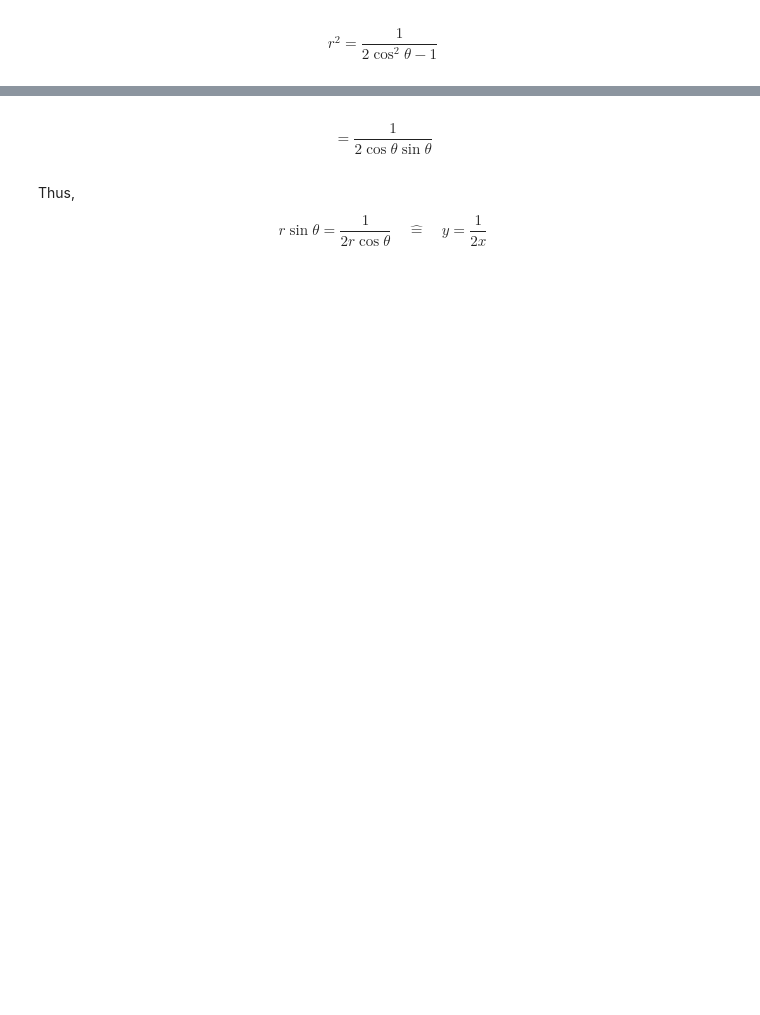
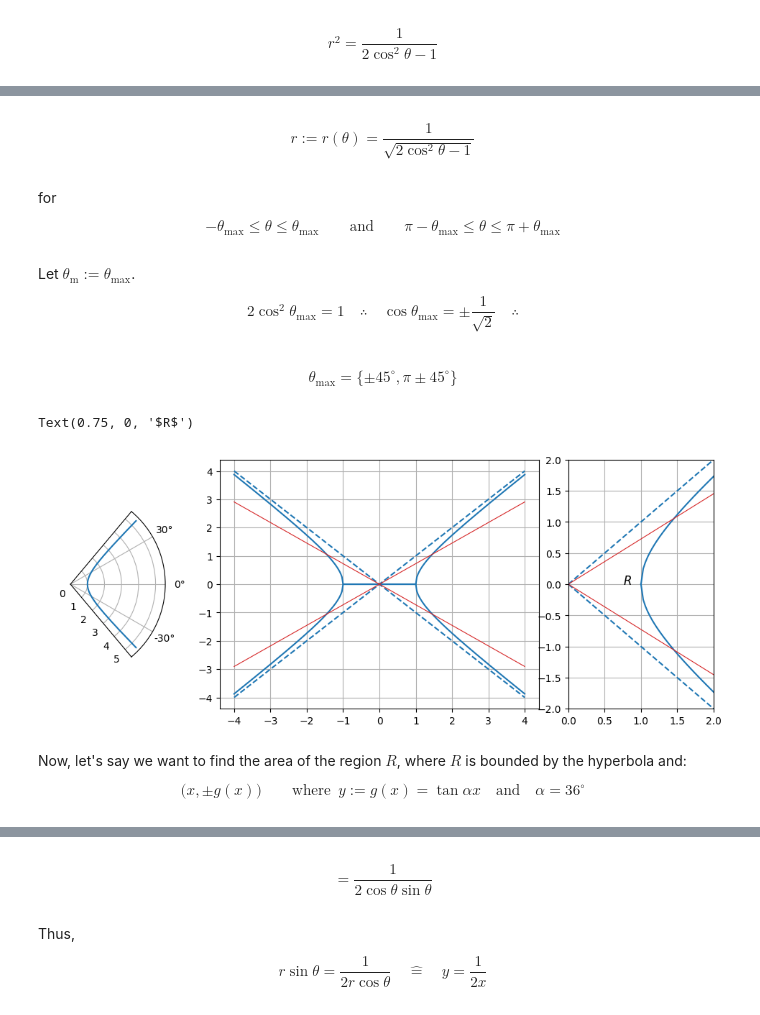
Before and after one commit to jordandll/MultivariableCalculus, a Jupyter notebook: DoubleIntegrals/Appendices/LineIntegrals.ipynb, the cells around one changed output, grey strips where cells are left out. Saved outputs shown, nothing was run; the diff lists cells and outputs as text; code cells hidden in the pictures; blank space fills up the shorter version.

```diff
--- a/DoubleIntegrals/Appendices/LineIntegrals.ipynb
+++ b/DoubleIntegrals/Appendices/LineIntegrals.ipynb
@@ -378,0 +385,14 @@ $$ = \frac{1}{\cos\big(2\theta-90^\circ\big)} = \frac{1}{\sin2\theta}$$
+# %% [markdown]
+\begin{equation}\tag{1.1c}
+    r:=r(\theta) = \frac{1}{\sqrt{2\cos^2\theta - 1}}
+\end{equation}
+# %% [markdown]
+for
+
+$$ -\theta_\max \le \theta \le \theta_\max \quad\quad\text{and}\quad\quad \pi - \theta_\max \le \theta \le \pi + \theta_\max$$
+# %% [markdown]
+Let $\theta_\mathrm{m}:=\theta_\max$.
+
+$$ 2\cos^2\theta_\max = 1 \quad\therefore\quad \cos\theta_\max = \pm\frac{1}{\sqrt{2}} \quad\therefore$$
+# %% [markdown]
+$$ \theta_\max = \{\pm 45^\circ , \pi \pm 45^\circ\}$$
@@ -378,0 +402,43 @@ $$ = \frac{1}{\cos\big(2\theta-90^\circ\big)} = \frac{1}{\sin2\theta}$$
+# %%
+x = np.concatenate((np.linspace(-4,-1,num=100),np.linspace(1,4,num=100)))
+y = f = np.sqrt(x**2-1)
+
+theta = np.linspace(-np.radians(44), np.radians(44),num=200)
+r = 1/np.sqrt(2*np.cos(theta)**2-1)
+
+alpha=np.radians(36)
+g = np.tan(alpha)*x
+
+# Create the figure and axes objects.
+fig = plt.figure(figsize=(12,4.5))
+ax1 = fig.add_subplot(1,4,1,projection='polar')
+ax2 = fig.add_subplot(1,4,(2,3),projection=None)
+ax3 = fig.add_subplot(1,4,4,projection=None)
+ax1.set_xlim(-np.radians(50),np.radians(50))
+ax3.set_xlim(0,2)
+ax3.set_ylim(-2,2)
+ax2.grid()
+ax3.grid()
+
+# Plot on axes 1 and 2.
+ax1.plot(theta,r)
+ax2.plot(x,y,x,-y,color='tab:blue')
+ax2.plot(x,-x,x,x,color='tab:blue', ls='--')
+ax2.plot(x,g,x,-g,color='tab:red',linewidth=0.8)
+
+# Plot on axes 3.
+x_2 = x[100:]
+x_1 = np.linspace(0,4,num=20)
+f = np.sqrt(x_2**2-1)
+g = np.tan(alpha)*x_1
+ax3.plot(x_1,x_1,x_1,-x_1,color='tab:blue',ls='--')
+ax3.plot(x_2,f,x_2,-f,color='tab:blue')
+ax3.plot(x_1,g,x_1,-g,color='tab:red',linewidth=0.8)
+ax3.text(0.75,0,r'$R$',size=12)
+# %% [output]
+Text(0.75, 0, '$R$')
+[figure, added]
+# %% [markdown]
+Now, let's say we want to find the area of the region $R$, where $R$ is bounded by the hyperbola and:
+
+$$ \big(x,\pm g(x)\big)\quad\quad\text{where }\,y := g(x) = \tan\alpha x \quad\text{and}\quad \alpha = 36^\circ$$
```
Also changed, not shown: parts of 103 cells of this notebook.
